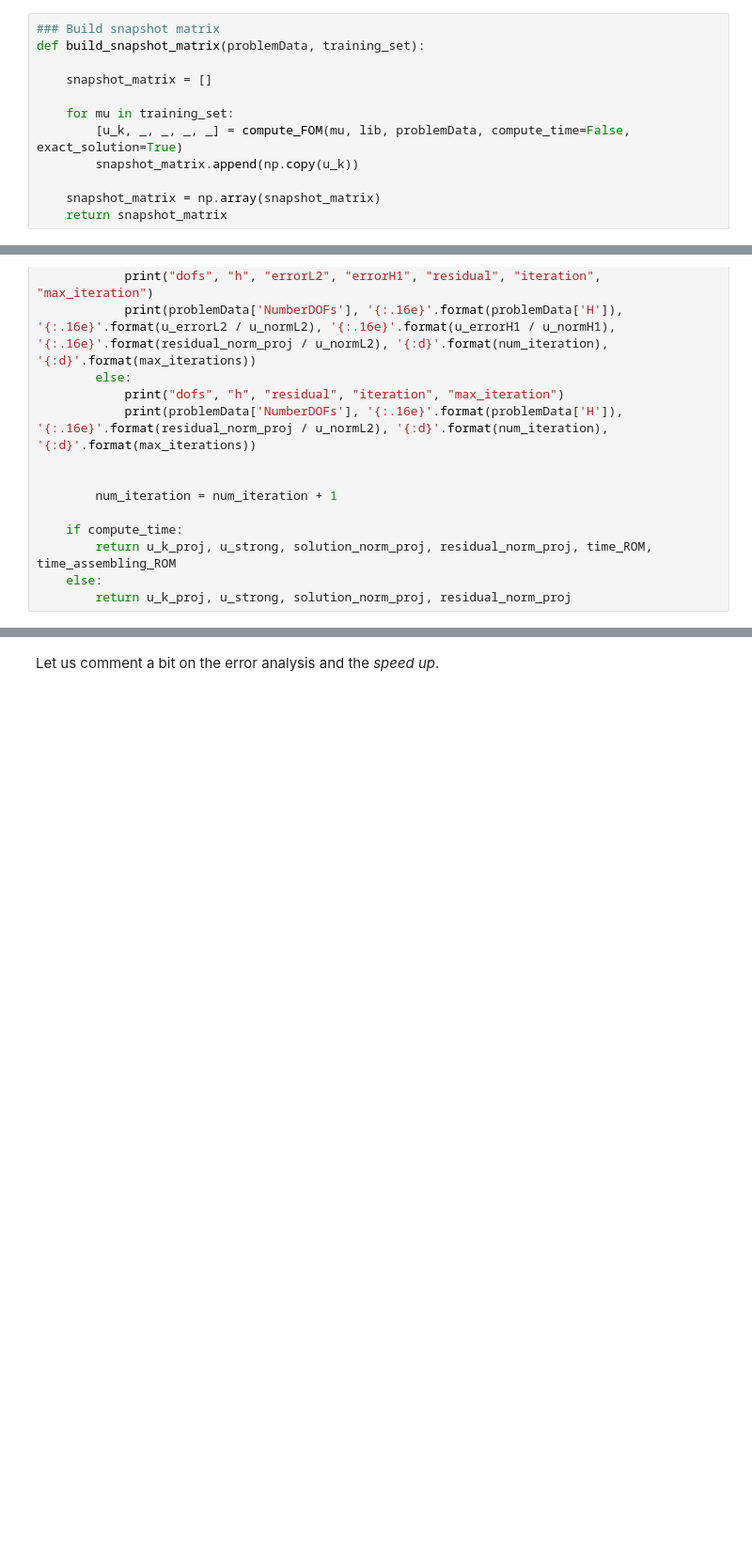
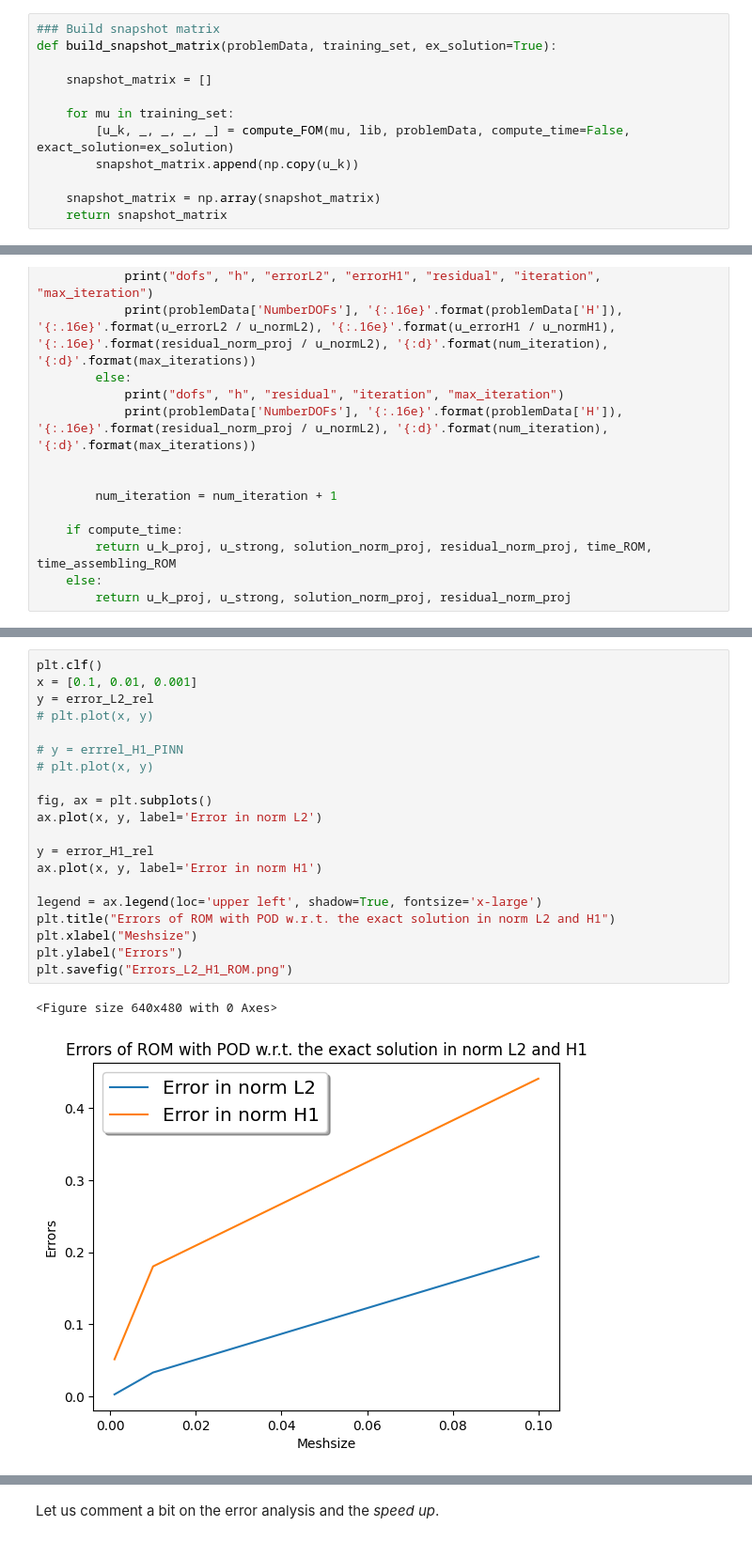
Before and after one commit to martadiridolfi/MOR, a Jupyter notebook: progetto.ipynb, the cells around one changed output, grey strips where cells are left out. Shown at 94% size. Saved outputs shown, nothing was run; the diff lists cells and outputs as text; blank space fills up the shorter version.

```diff
--- a/progetto.ipynb
+++ b/progetto.ipynb
@@ -424,12 +441,12 @@ training_set = np.random.uniform(low=P[:, 0], high=P[:, 1], size=(snapshot_num,
 We can now proceed with the snapshot matrix creation. However, we need to be careful: the problem is not affine in the parameters and we need to assemble the Reaction matrix and the nonlinear forcing term for each parametric instance.
 # %%
 ### Build snapshot matrix
-def build_snapshot_matrix(problemData, training_set):
+def build_snapshot_matrix(problemData, training_set, ex_solution=True):
 
     snapshot_matrix = []
 
     for mu in training_set:
-        [u_k, _, _, _, _] = compute_FOM(mu, lib, problemData, compute_time=False, exact_solution=True)
+        [u_k, _, _, _, _] = compute_FOM(mu, lib, problemData, compute_time=False, exact_solution=ex_solution)
         snapshot_matrix.append(np.copy(u_k))
 
     snapshot_matrix = np.array(snapshot_matrix)
@@ -730,0 +783,23 @@ gedim.ExportSolutionOnPoints(numQuadraturePoints, quadraturePoints, sol, lib)
+# %%
+plt.clf()
+x = [0.1, 0.01, 0.001]
+y = error_L2_rel
+# plt.plot(x, y)
+
+# y = errrel_H1_PINN
+# plt.plot(x, y)
+
+fig, ax = plt.subplots()
+ax.plot(x, y, label='Error in norm L2')
+
+y = error_H1_rel
+ax.plot(x, y, label='Error in norm H1')
+
+legend = ax.legend(loc='upper left', shadow=True, fontsize='x-large')
+plt.title("Errors of ROM with POD w.r.t. the exact solution in norm L2 and H1")
+plt.xlabel("Meshsize")
+plt.ylabel("Errors")
+plt.savefig("Errors_L2_H1_ROM.png")
+# %% [output]
+<Figure size 640x480 with 0 Axes>
+[figure, added]
```
Also changed, not shown: parts of 136 cells of this notebook.
